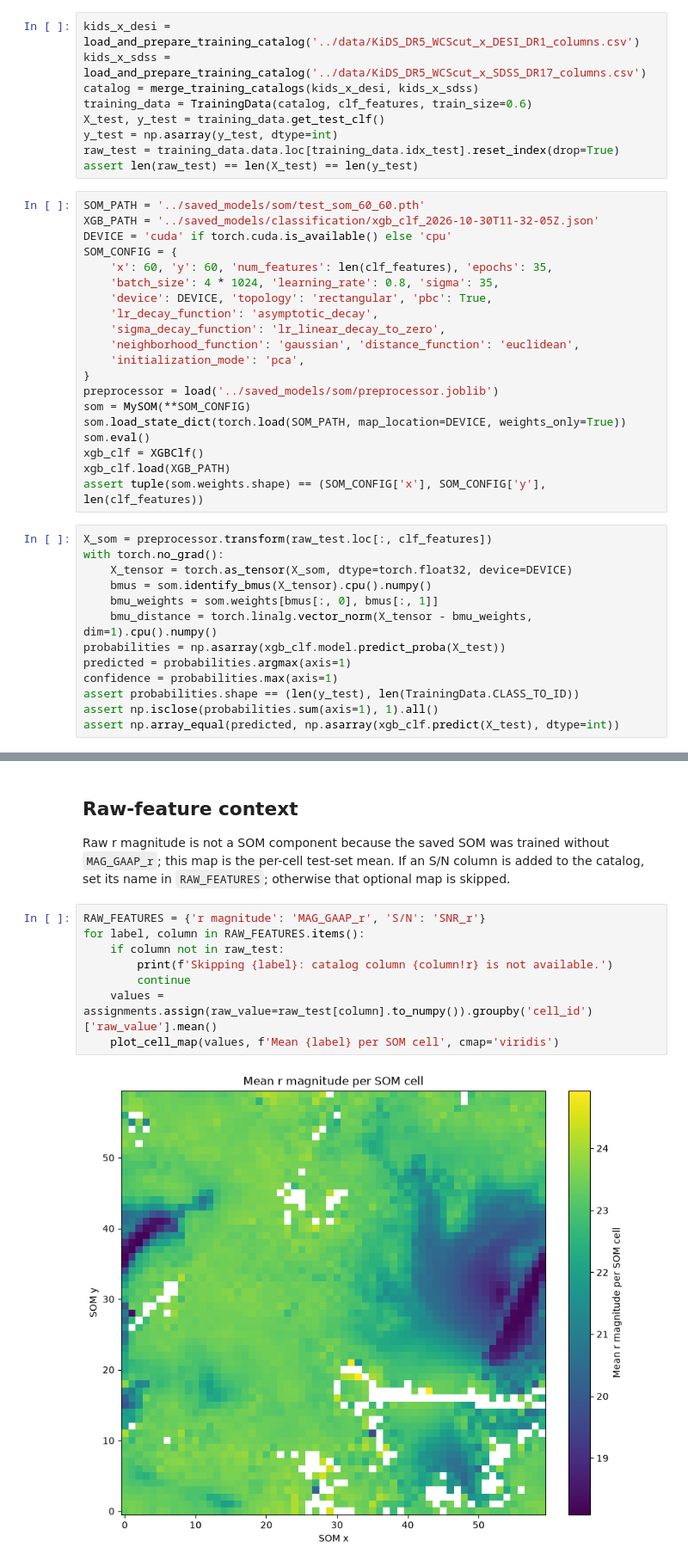
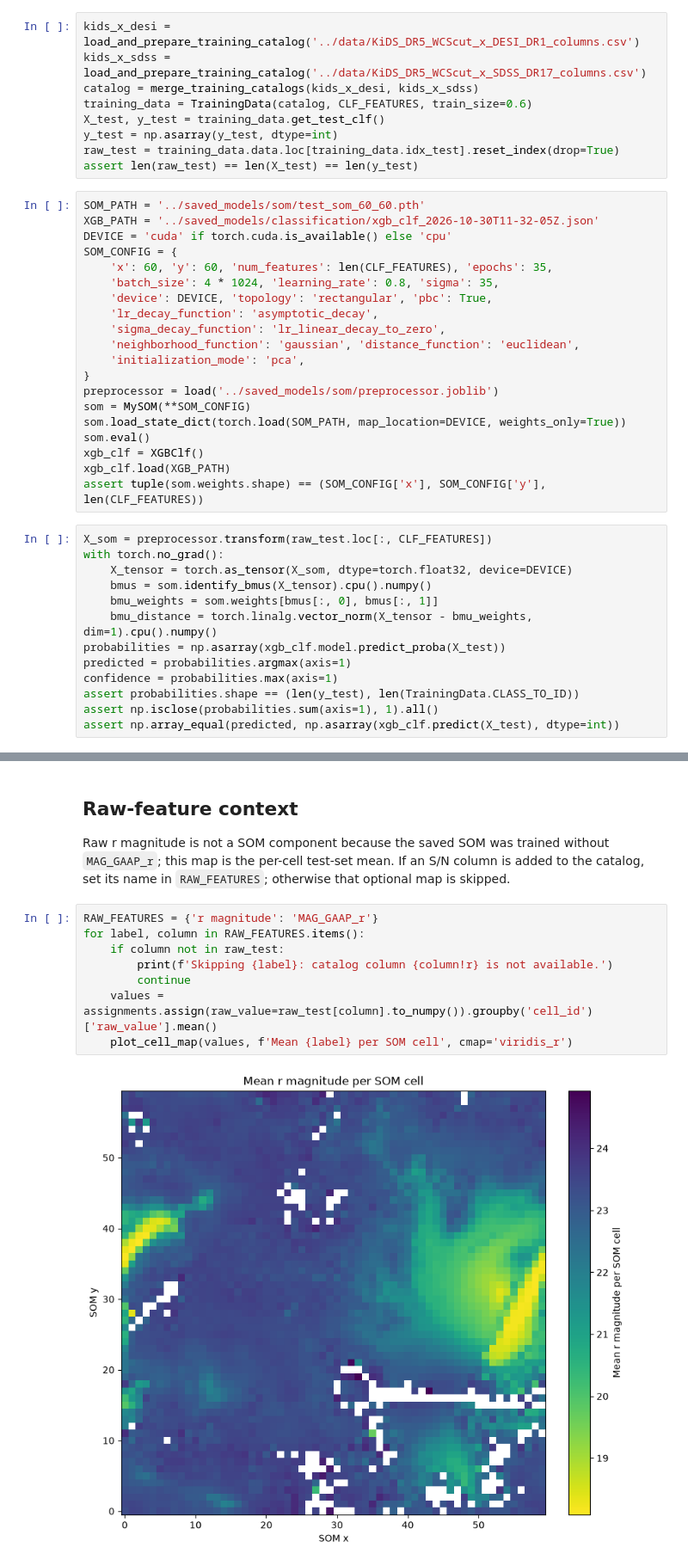
Before and after one commit to kacper-drabicki/KiDS-work, a Jupyter notebook: notebooks/som_visualize_spec.ipynb, the cells around one changed output, grey strips where cells are left out. Shown at 86% size. Drawn from its saved outputs; the diff is of its cells as text.

```diff
--- a/notebooks/som_visualize.ipynb
+++ b/notebooks/som_visualize_spec.ipynb
@@ -18,7 +18,7 @@ from kids.training_data import TrainingData
 kids_x_desi = load_and_prepare_training_catalog('../data/KiDS_DR5_WCScut_x_DESI_DR1_columns.csv')
 kids_x_sdss = load_and_prepare_training_catalog('../data/KiDS_DR5_WCScut_x_SDSS_DR17_columns.csv')
 catalog = merge_training_catalogs(kids_x_desi, kids_x_sdss)
-training_data = TrainingData(catalog, clf_features, train_size=0.6)
+training_data = TrainingData(catalog, CLF_FEATURES, train_size=0.6)
 X_test, y_test = training_data.get_test_clf()
 y_test = np.asarray(y_test, dtype=int)
 raw_test = training_data.data.loc[training_data.idx_test].reset_index(drop=True)
@@ -28,7 +28,7 @@ SOM_PATH = '../saved_models/som/test_som_60_60.pth'
 XGB_PATH = '../saved_models/classification/xgb_clf_2026-10-30T11-32-05Z.json'
 DEVICE = 'cuda' if torch.cuda.is_available() else 'cpu'
 SOM_CONFIG = {
-    'x': 60, 'y': 60, 'num_features': len(clf_features), 'epochs': 35,
+    'x': 60, 'y': 60, 'num_features': len(CLF_FEATURES), 'epochs': 35,
     'batch_size': 4 * 1024, 'learning_rate': 0.8, 'sigma': 35,
     'device': DEVICE, 'topology': 'rectangular', 'pbc': True,
     'lr_decay_function': 'asymptotic_decay',
@@ -42,9 +42,9 @@ som.load_state_dict(torch.load(SOM_PATH, map_location=DEVICE, weights_only=True)
 som.eval()
 xgb_clf = XGBClf()
 xgb_clf.load(XGB_PATH)
-assert tuple(som.weights.shape) == (SOM_CONFIG['x'], SOM_CONFIG['y'], len(clf_features))
+assert tuple(som.weights.shape) == (SOM_CONFIG['x'], SOM_CONFIG['y'], len(CLF_FEATURES))
 # %%
-X_som = preprocessor.transform(raw_test.loc[:, clf_features])
+X_som = preprocessor.transform(raw_test.loc[:, CLF_FEATURES])
 with torch.no_grad():
     X_tensor = torch.as_tensor(X_som, dtype=torch.float32, device=DEVICE)
     bmus = som.identify_bmus(X_tensor).cpu().numpy()
@@ -190,12 +195,12 @@ Name: importance, dtype: float32
 
 Raw r magnitude is not a SOM component because the saved SOM was trained without `MAG_GAAP_r`; this map is the per-cell test-set mean. If an S/N column is added to the catalog, set its name in `RAW_FEATURES`; otherwise that optional map is skipped.
 # %%
-RAW_FEATURES = {'r magnitude': 'MAG_GAAP_r', 'S/N': 'SNR_r'}
+RAW_FEATURES = {'r magnitude': 'MAG_GAAP_r'}
 for label, column in RAW_FEATURES.items():
     if column not in raw_test:
         print(f'Skipping {label}: catalog column {column!r} is not available.')
         continue
     values = assignments.assign(raw_value=raw_test[column].to_numpy()).groupby('cell_id')['raw_value'].mean()
-    plot_cell_map(values, f'Mean {label} per SOM cell', cmap='viridis')
+    plot_cell_map(values, f'Mean {label} per SOM cell', cmap='viridis_r')
 # %% [output]
-[figure, old version]
+[figure, new version]
```
Also changed, not shown: parts of 4 cells of this notebook, 2 other files.
